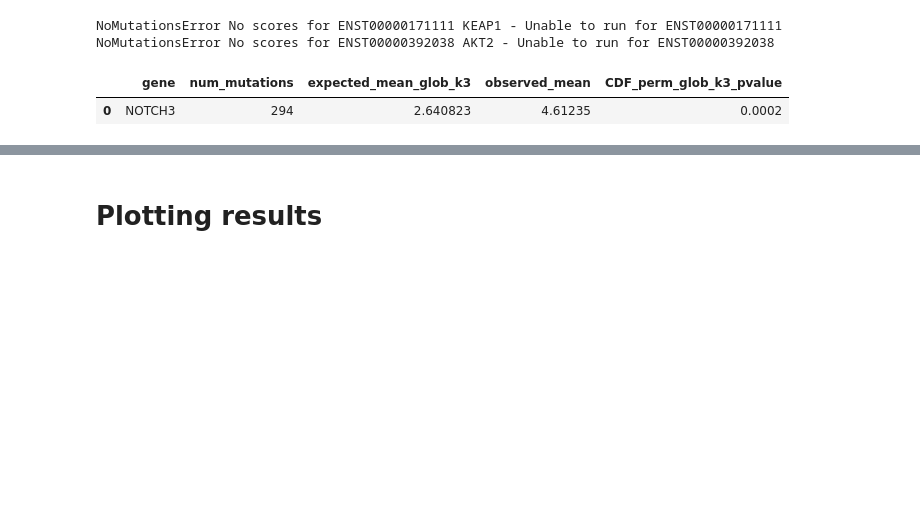
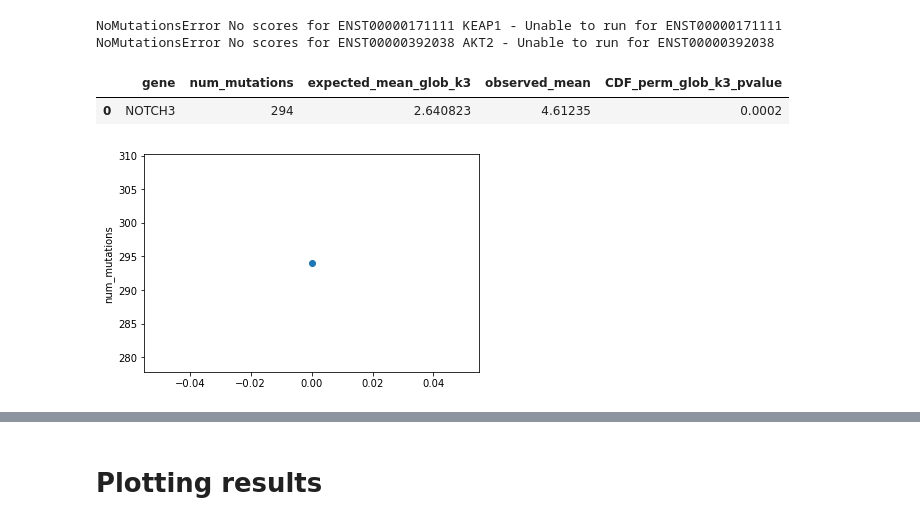
Before and after one commit to michaelhall28/darwinian_shift, a Jupyter notebook: Tutorial.ipynb, the cells around one changed output, grey strips where cells are left out. Saved outputs shown, nothing was run; the diff lists cells and outputs as text; code cells hidden in the pictures; blank space fills up the shorter version.

```diff
--- a/Tutorial.ipynb
+++ b/Tutorial.ipynb
@@ -337,3 +353,9 @@ NoMutationsError No scores for ENST00000171111 KEAP1 - Unable to run for ENST000
 NoMutationsError No scores for ENST00000392038 AKT2 - Unable to run for ENST00000392038
 |  | gene | num_mutations | expected_mean_glob_k3 | observed_mean | CDF_perm_glob_k3_pvalue |
 | 0 | NOTCH3 | 294 | 2.640823 | 4.61235 | 0.0002 |
+# %%
+# There are a few plots available for visualising results for multiple genes/structures/regions
+# To use them, first run d.run_all()
+d.plot_result_distribution('num_mutations')
+# %% [output]
+[figure, added]
```
Also changed, not shown: parts of 4 cells of this notebook, 1 other file.
